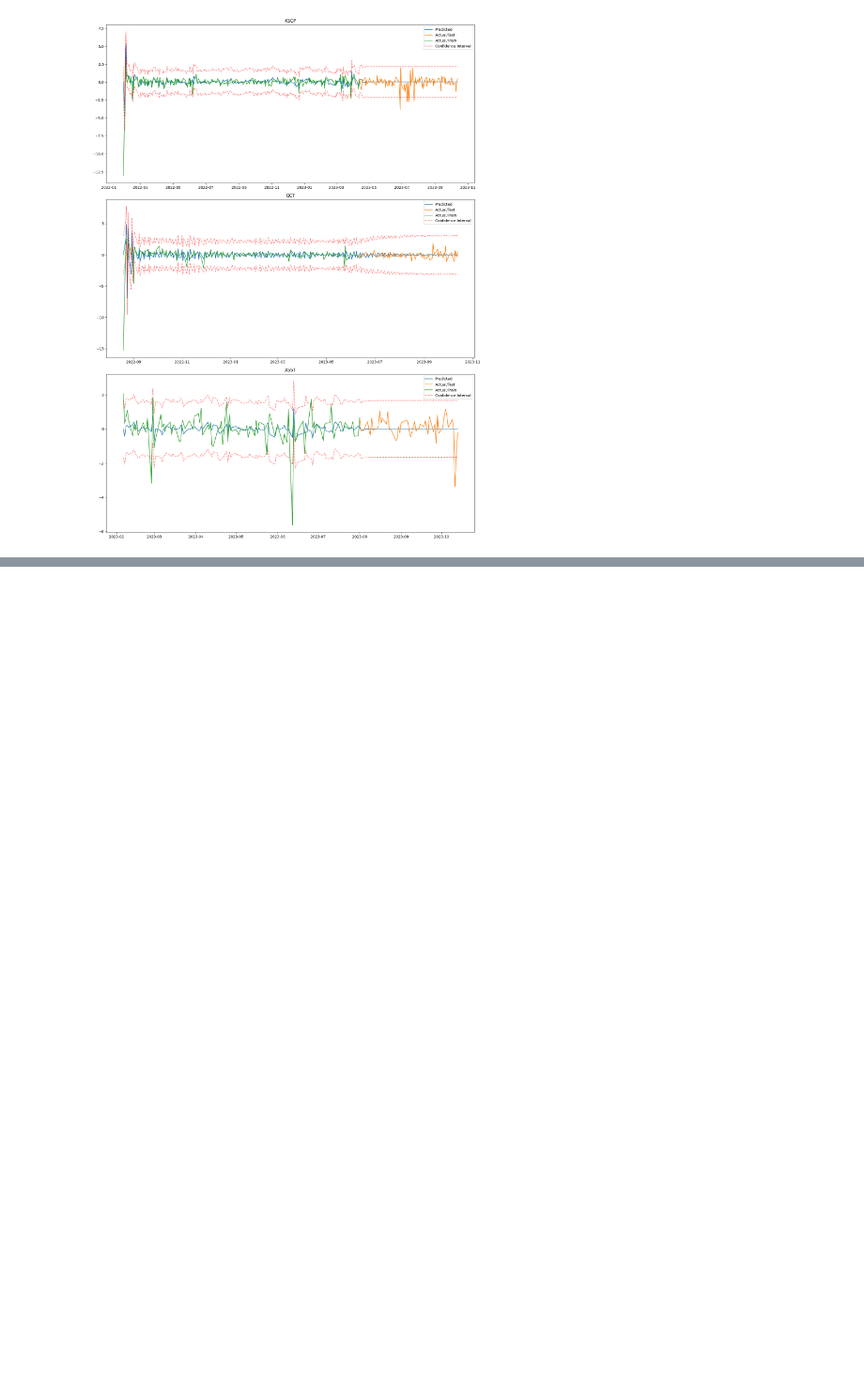
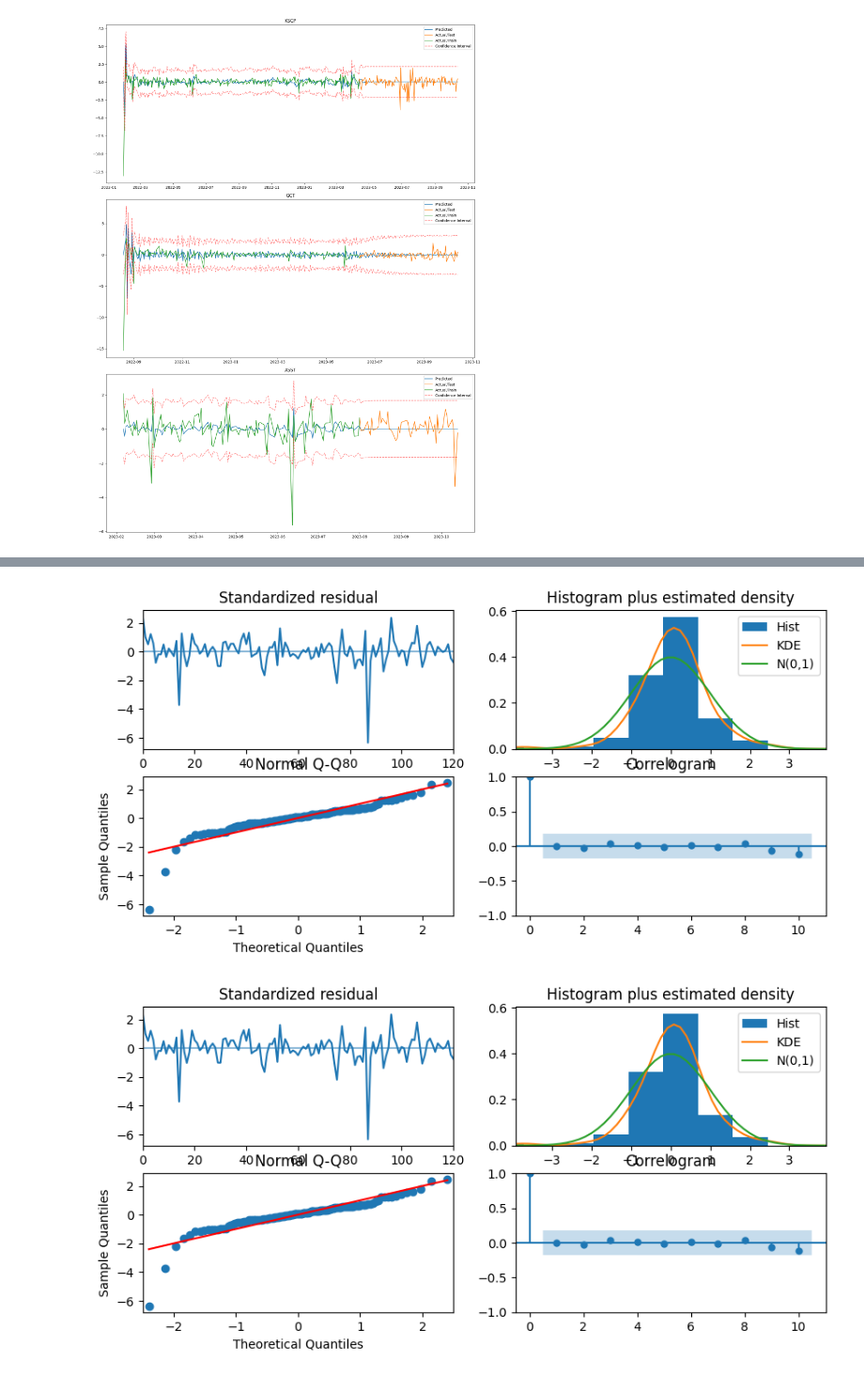
Before and after one commit to carefulDoppelganger/NotebookSamples, a Jupyter notebook: Model/simple_model.ipynb, the cells around one changed output, grey strips where cells are left out. Shown at 94% size. Drawn from its saved outputs; the diff is of its cells as text; code cells hidden in the pictures; blank space fills up the shorter version.

```diff
--- a/Model/simple_model.ipynb
+++ b/Model/simple_model.ipynb
@@ -420,0 +506,5 @@ for ticker in values_gotten.keys():
+# %%
+optimal_fit["ASST"].plot_diagnostics(figsize=(10, 4.5))
+# %% [output]
+[figure, added]
+[figure, added]
```
Also changed, not shown: parts of 12 cells of this notebook.
